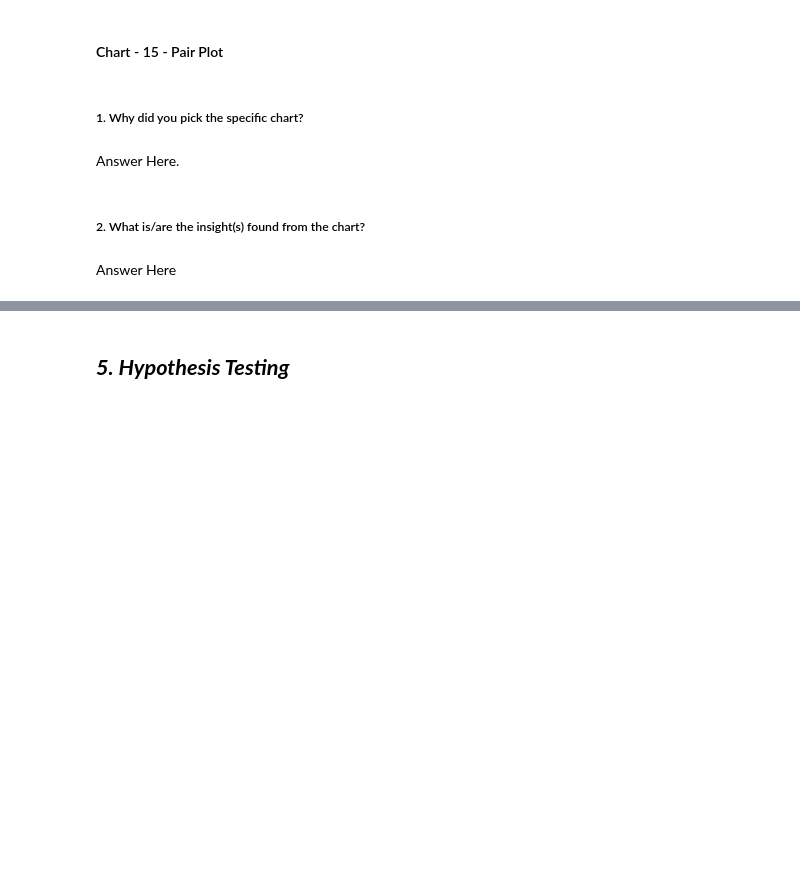
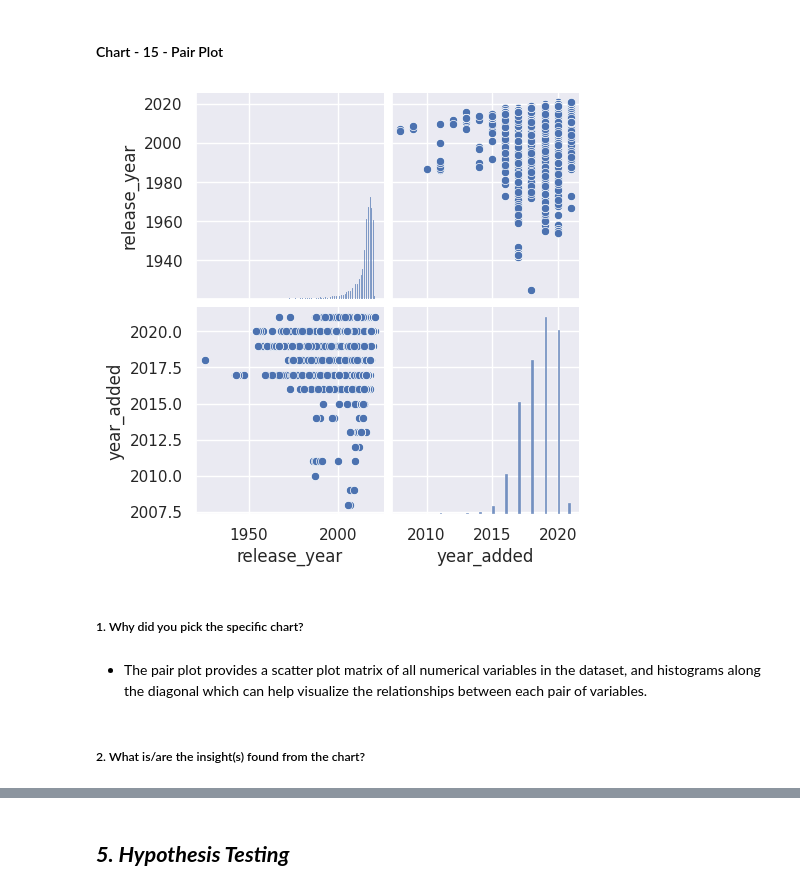
Before and after one commit to GaytriChoudhari/Unsupervised_ML_Netflix_Movies_and_TV_Shows_Clustering, a Jupyter notebook: Unsupervised_ML_Netflix_Movies_and_TV_Shows_Clustering.ipynb, the cells around one changed output, grey strips where cells are left out. Cells and saved outputs as stored; diff of their text form; code cells hidden in the pictures; blank space fills up the shorter version.

```diff
--- a/Unsupervised_ML_Netflix_Movies_and_TV_Shows_Clustering.ipynb
+++ b/Unsupervised_ML_Netflix_Movies_and_TV_Shows_Clustering.ipynb
@@ -849,11 +890,13 @@ Answer Here
 #### Chart - 15 - Pair Plot
 # %%
 # Pair Plot visualization code
+sns.pairplot(df)
+plt.show()
+# %% [output]
+[figure, added]
 # %% [markdown]
 ##### 1. Why did you pick the specific chart?
-# %% [markdown]
-Answer Here.
+# %% [markdown]
+* The pair plot provides a scatter plot matrix of all numerical variables in the dataset, and histograms along the diagonal which can help visualize the relationships between each pair of variables.
 # %% [markdown]
 ##### 2. What is/are the insight(s) found from the chart?
-# %% [markdown]
-Answer Here
```
Also changed, not shown: parts of 84 cells of this notebook.
